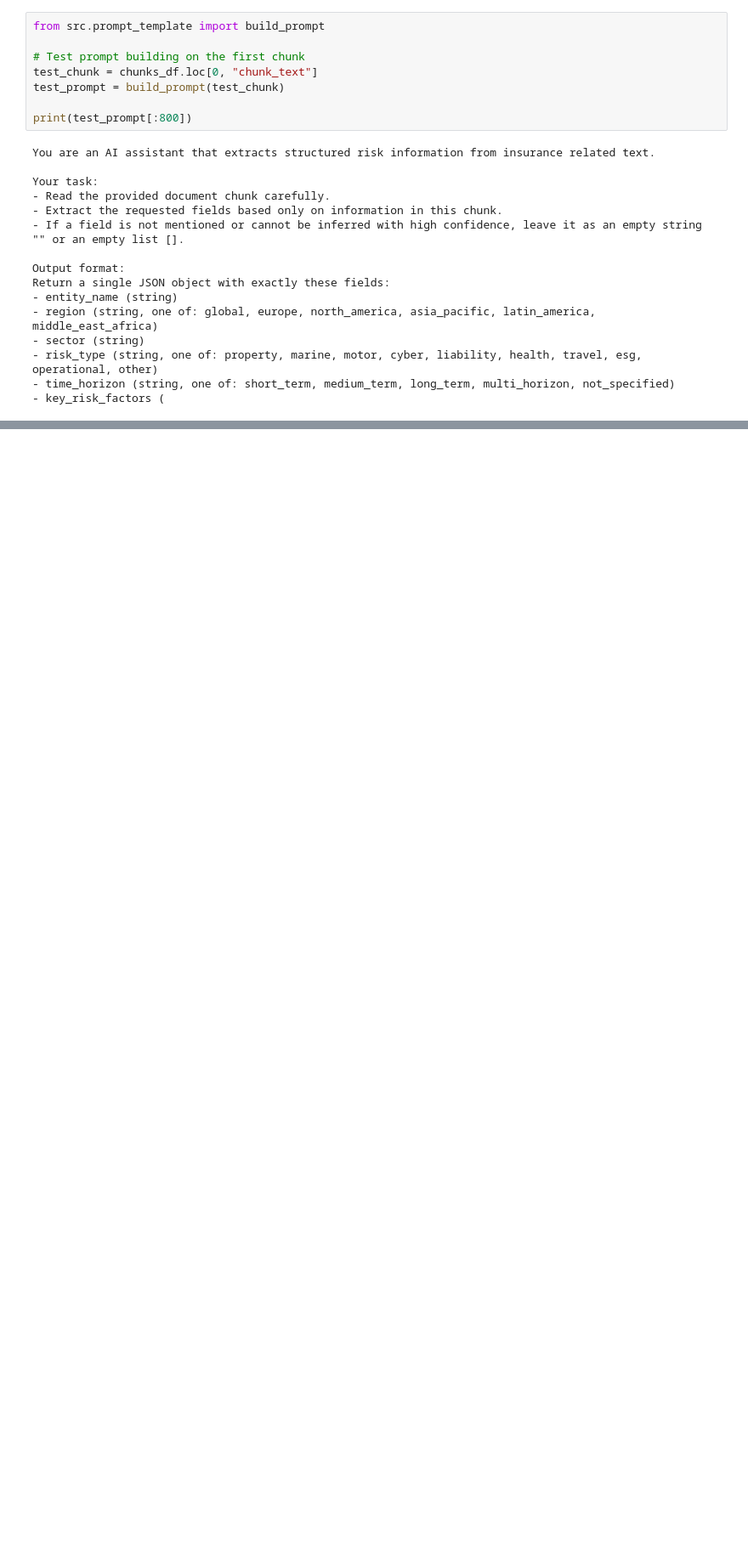
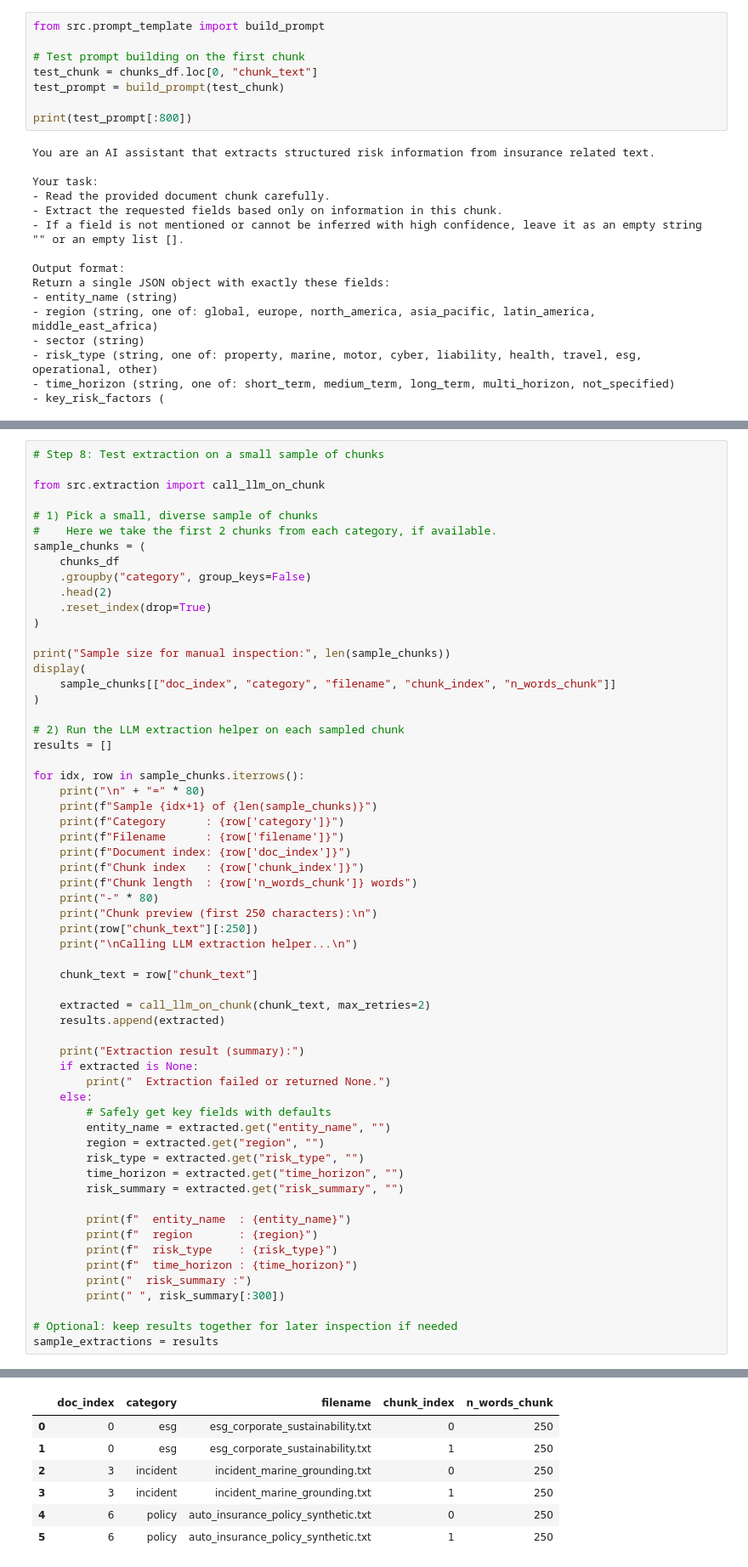
Before and after one commit to Misharasapu/genai-insurance-risk-extraction, a Jupyter notebook: notebooks/01_extraction.ipynb, the cells around one changed output, grey strips where cells are left out. Shown at 85% size. Cells and saved outputs as stored; diff of their text form; blank space fills up the shorter version.

```diff
--- a/notebooks/01_extraction.ipynb
+++ b/notebooks/01_extraction.ipynb
@@ -465,0 +481,61 @@ Extraction failed or returned None.
+# %%
+# Step 8: Test extraction on a small sample of chunks
+
+from src.extraction import call_llm_on_chunk
+
+# 1) Pick a small, diverse sample of chunks
+#    Here we take the first 2 chunks from each category, if available.
+sample_chunks = (
+    chunks_df
+    .groupby("category", group_keys=False)
+    .head(2)
+    .reset_index(drop=True)
+)
+
+print("Sample size for manual inspection:", len(sample_chunks))
+display(
+    sample_chunks[["doc_index", "category", "filename", "chunk_index", "n_words_chunk"]]
+)
+
+# 2) Run the LLM extraction helper on each sampled chunk
+results = []
+
+for idx, row in sample_chunks.iterrows():
+    print("\n" + "=" * 80)
+    print(f"Sample {idx+1} of {len(sample_chunks)}")
+    print(f"Category      : {row['category']}")
+    print(f"Filename      : {row['filename']}")
+    print(f"Document index: {row['doc_index']}")
+    print(f"Chunk index   : {row['chunk_index']}")
+    print(f"Chunk length  : {row['n_words_chunk']} words")
+    print("-" * 80)
+    print("Chunk preview (first 250 characters):\n")
+    print(row["chunk_text"][:250])
+    print("\nCalling LLM extraction helper...\n")
+
+    chunk_text = row["chunk_text"]
+
+    extracted = call_llm_on_chunk(chunk_text, max_retries=2)
+    results.append(extracted)
+
+    print("Extraction result (summary):")
+    if extracted is None:
+        print("  Extraction failed or returned None.")
+    else:
+        # Safely get key fields with defaults
+        entity_name = extracted.get("entity_name", "")
+        region = extracted.get("region", "")
+        risk_type = extracted.get("risk_type", "")
+        time_horizon = extracted.get("time_horizon", "")
+        risk_summary = extracted.get("risk_summary", "")
+
+        print(f"  entity_name  : {entity_name}")
+        print(f"  region       : {region}")
+        print(f"  risk_type    : {risk_type}")
+        print(f"  time_horizon : {time_horizon}")
+        print("  risk_summary :")
+        print(" ", risk_summary[:300])
+
+# Optional: keep results together for later inspection if needed
+sample_extractions = results
+# %% [output]
@@ -465,0 +543,7 @@ Extraction failed or returned None.
+|  | doc_index | category | filename | chunk_index | n_words_chunk |
+| 0 | 0 | esg | esg_corporate_sustainability.txt | 0 | 250 |
+| 1 | 0 | esg | esg_corporate_sustainability.txt | 1 | 250 |
+| 2 | 3 | incident | incident_marine_grounding.txt | 0 | 250 |
+| 3 | 3 | incident | incident_marine_grounding.txt | 1 | 250 |
+| 4 | 6 | policy | auto_insurance_policy_synthetic.txt | 0 | 250 |
+| 5 | 6 | policy | auto_insurance_policy_synthetic.txt | 1 | 250 |
```
Also changed, not shown: parts of 11 cells of this notebook.
